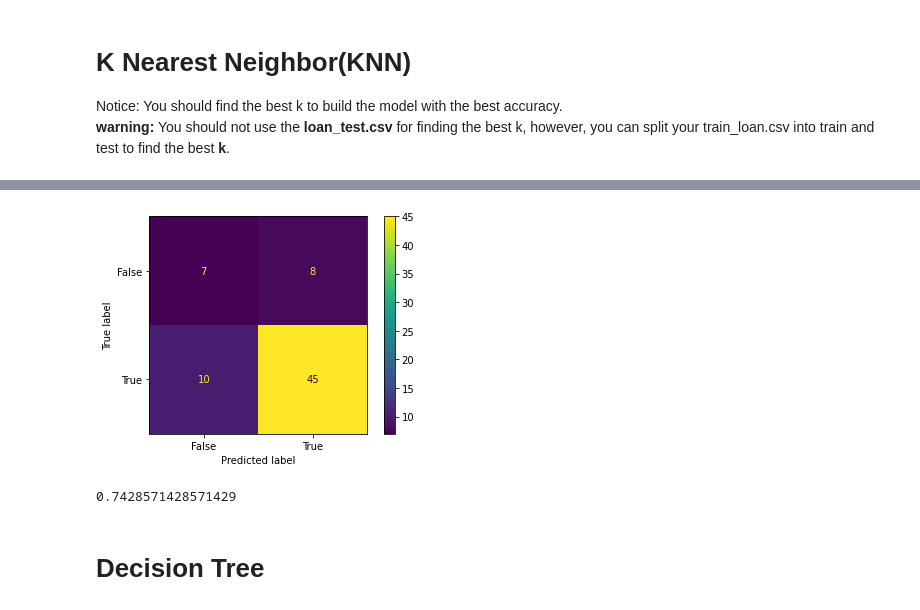
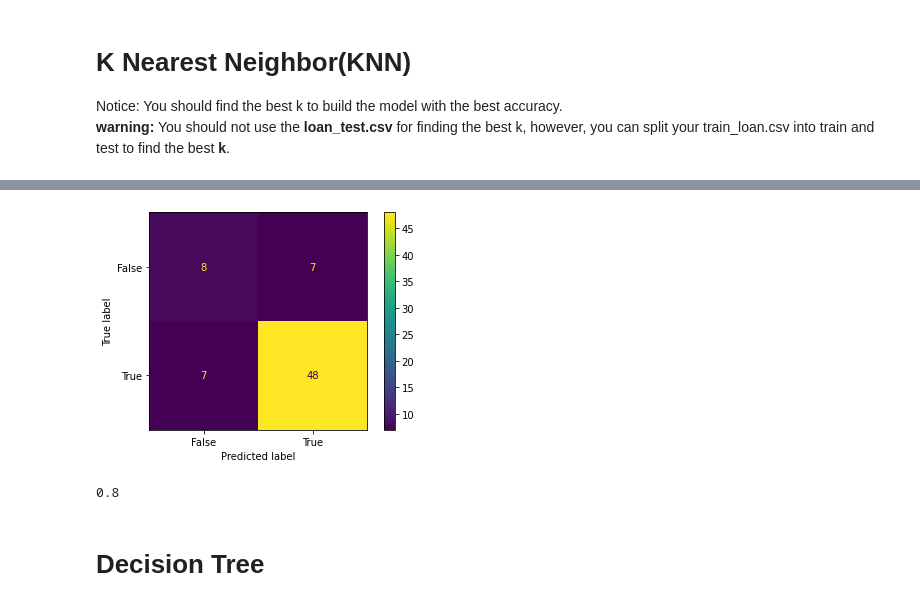
Before and after one commit to NORMTOSH/ML0101EN-Proj-Loan-py-v1.ipynb, a Jupyter notebook: ML0101EN_Proj_Loan_py_v1.ipynb, the cells around one changed output, grey strips where cells are left out. Drawn from its saved outputs; the diff is of its cells as text; code cells hidden in the pictures.

```diff
--- a/ML0101EN_Proj_Loan_py_v1.ipynb
+++ b/ML0101EN_Proj_Loan_py_v1.ipynb
@@ -290,28 +317,28 @@ Notice: You should find the best k to build the model with the best accuracy.\
 # %%
 from sklearn.neighbors import KNeighborsClassifier
 from sklearn.model_selection import train_test_split
 from sklearn import metrics
 from sklearn.metrics import confusion_matrix
 
 # split the data set (80% training and 20% testing)
 X_train, X_test, y_train, y_test = train_test_split( X, y, test_size=0.2, random_state=4)
 
 # Build a model
-KNN = KNeighborsClassifier(n_neighbors=3)
+KNN = KNeighborsClassifier(n_neighbors=7)
 KNN.fit(X_train, y_train)
 prediction_KNN = KNN.predict(X_test)
 
 # Confusion matrix
 confusion_matrix = metrics.confusion_matrix(y_test, prediction_KNN)
 cm_KNN = metrics.ConfusionMatrixDisplay(confusion_matrix = confusion_matrix, display_labels = [False, True])
 cm_KNN.plot()
 plt.show()
 # %% [output]
-[figure, old version]
+[figure, new version]
 # %%
 metrics.accuracy_score(y_test, prediction_KNN)
 # %% [output]
-0.7428571428571429
+0.8
 # %% [markdown]
 # Decision Tree
 # %%
```
Also changed, not shown: parts of 4 cells of this notebook.
